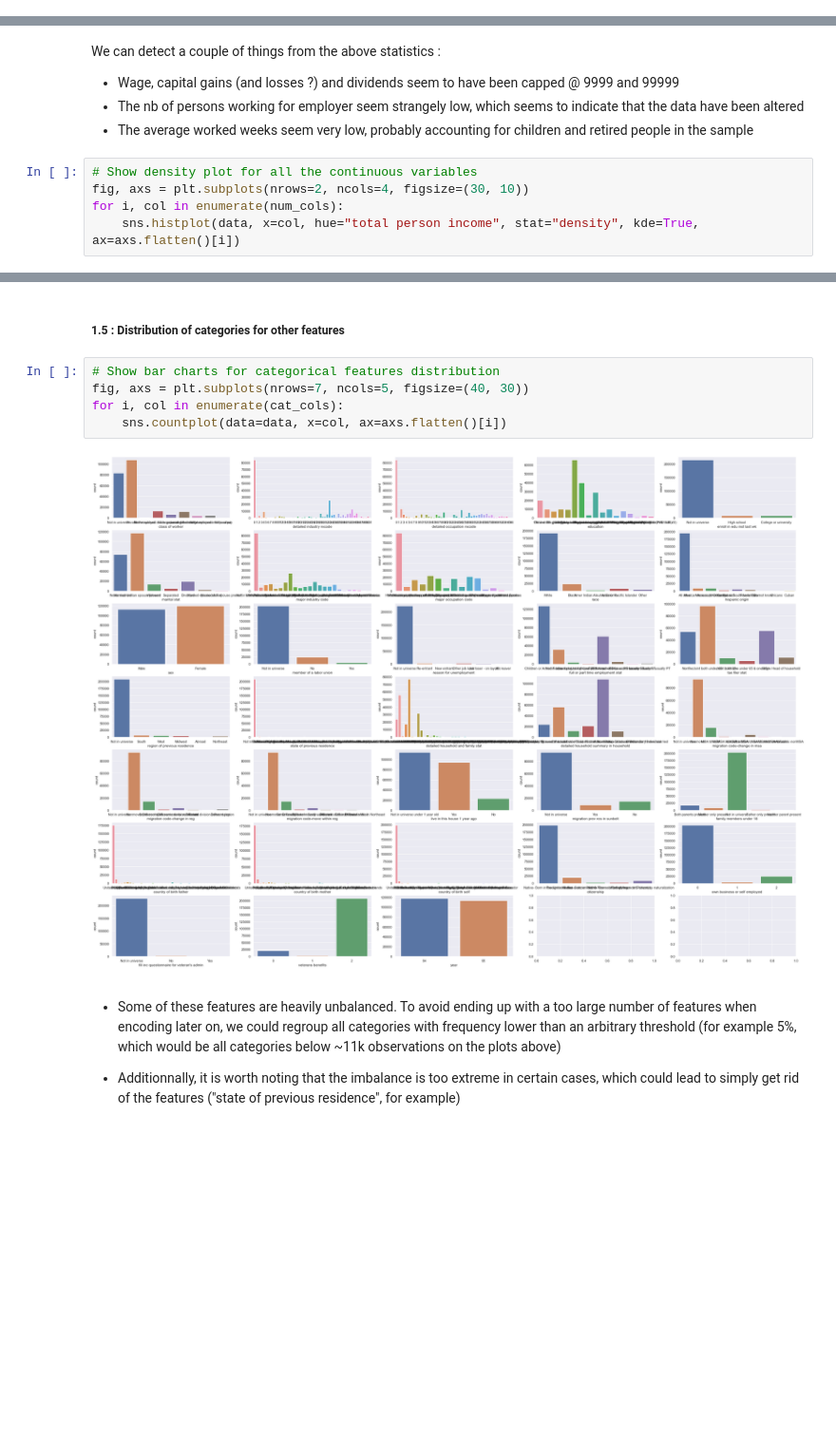
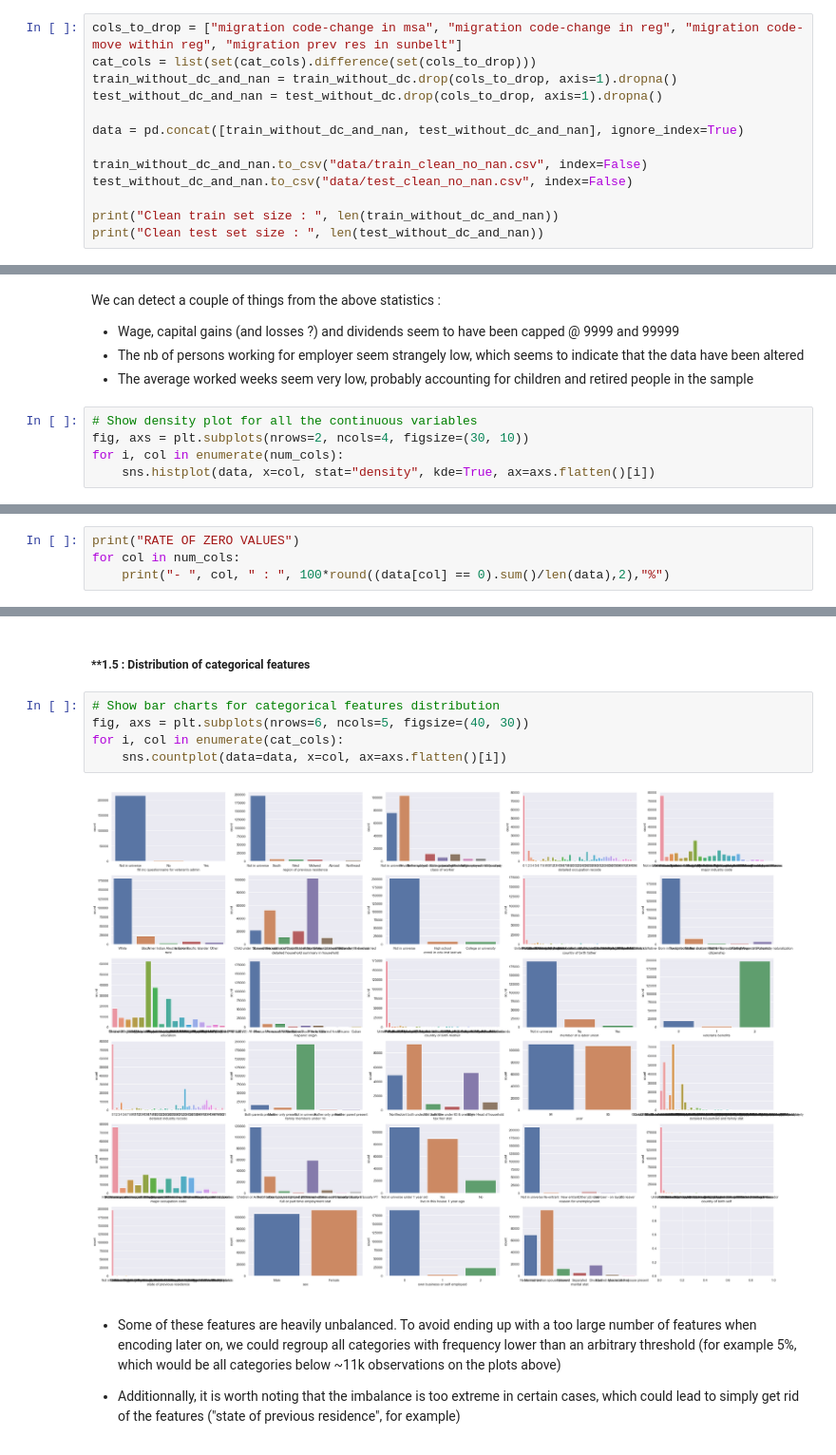
Before and after one commit to jboistard/dataiku_assessment, a Jupyter notebook: 1_EDA.ipynb, the cells around one changed output, grey strips where cells are left out. Shown at 95% size. Saved outputs shown, nothing was run; the diff lists cells and outputs as text; blank space fills up the shorter version.

```diff
--- a/1_EDA.ipynb
+++ b/1_EDA.ipynb
@@ -202,0 +217,13 @@ From the above, we can separate the 9 variables with missing values into 2 group
+# %%
+cols_to_drop = ["migration code-change in msa", "migration code-change in reg", "migration code-move within reg", "migration prev res in sunbelt"]
+cat_cols = list(set(cat_cols).difference(set(cols_to_drop)))
+train_without_dc_and_nan = train_without_dc.drop(cols_to_drop, axis=1).dropna()
+test_without_dc_and_nan = test_without_dc.drop(cols_to_drop, axis=1).dropna()
+
+data = pd.concat([train_without_dc_and_nan, test_without_dc_and_nan], ignore_index=True)
+
+train_without_dc_and_nan.to_csv("data/train_clean_no_nan.csv", index=False)
+test_without_dc_and_nan.to_csv("data/test_clean_no_nan.csv", index=False)
+
+print("Clean train set size : ", len(train_without_dc_and_nan))
+print("Clean test set size : ", len(test_without_dc_and_nan))
@@ -224,5 +254,5 @@ We can detect a couple of things from the above statistics :
 # Show density plot for all the continuous variables
 fig, axs = plt.subplots(nrows=2, ncols=4, figsize=(30, 10))
 for i, col in enumerate(num_cols):
-    sns.histplot(data, x=col, hue="total person income", stat="density", kde=True, ax=axs.flatten()[i])
+    sns.histplot(data, x=col, stat="density", kde=True, ax=axs.flatten()[i])
 # %% [output]
@@ -239,0 +260,4 @@ print((data["dividends from stocks"] == 0).sum()/len(data))
+# %%
+print("RATE OF ZERO VALUES")
+for col in num_cols:
+    print("- ", col, " : ", 100*round((data[col] == 0).sum()/len(data),2),"%")
@@ -256,12 +287,12 @@ sns.displot(data[(data["weeks worked in year"] == 0) & (data["reason for unemplo
 # %% [markdown]
-##### **1.5 : Distribution of categories for other features**
+##### **1.5 : Distribution of categorical features
 # %%
 # Show bar charts for categorical features distribution
-fig, axs = plt.subplots(nrows=7, ncols=5, figsize=(40, 30))
+fig, axs = plt.subplots(nrows=6, ncols=5, figsize=(40, 30))
 for i, col in enumerate(cat_cols):
     sns.countplot(data=data, x=col, ax=axs.flatten()[i])
 # %% [output]
-[figure, old version]
+[figure, new version]
 # %% [markdown]
 - Some of these features are heavily unbalanced. To avoid ending up with a too large number of features when encoding later on, we could regroup all categories with frequency lower than an arbitrary threshold (for example 5%, which would be all categories below ~11k observations on the plots above)
 
```
Also changed, not shown: parts of 39 cells of this notebook, 1 other file.
